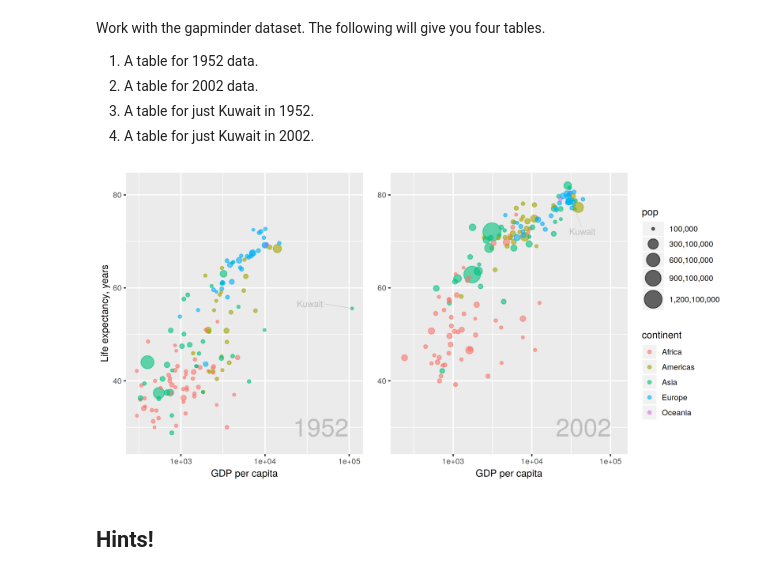
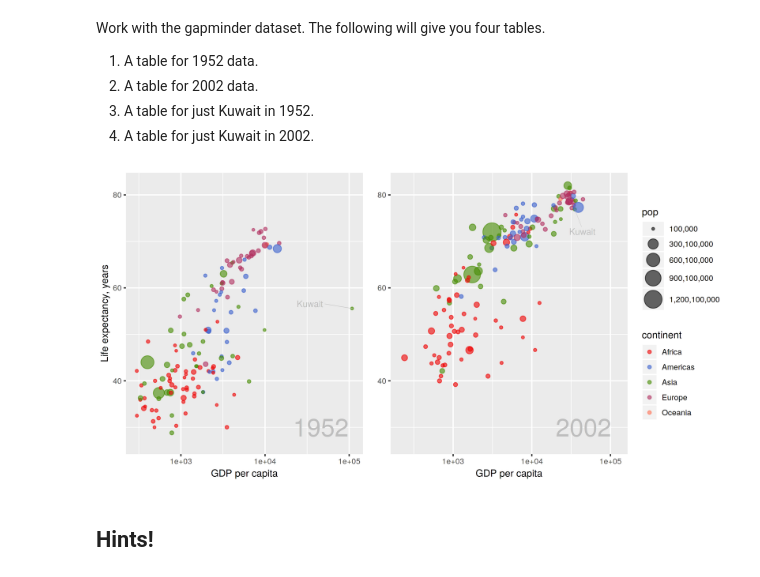
Before and after one commit to changon/BIOS512, a Jupyter notebook: assns/02_BIOS512_assignment.ipynb, the cells around one changed output. Cells and saved outputs as stored; diff of their text form; code cells hidden in the pictures.

```diff
--- a/assns/02_BIOS512_assignment.ipynb
+++ b/assns/02_BIOS512_assignment.ipynb
@@ -22,46 +22,48 @@ df.2002.kuwait = df.2002 %>% filter(country == 'Kuwait')
 # %%
 options(repr.plot.res=300, repr.plot.height=5, repr.plot.width=10)
 
+manualColors<-c('red2', 'royalblue3', 'chartreuse4', 'maroon', 'coral1')
 ##################################################################################################
 # df 1952
 labelSize=3.5
 opacity=.6
 labelColor='grey'
-p = ggplot(df.1952, aes(x = gdpPercap, y = lifeExp, color = continent))
+p = ggplot(df.1952, aes(x = gdpPercap, y = lifeExp, color = continent, size=pop))
 p = p + geom_point(aes(size = pop),alpha=opacity)
 p = p + geom_text_repel(data = df.1952.kuwait, aes(x = gdpPercap, y = lifeExp, label=country),
                         segment.size=.15, segment.color='grey', color=labelColor, size = labelSize,
                         nudge_y=1, nudge_x=-.5)
 
-#p=p+annotate(geom="text", x=1000, y=20, label = "1952", color="red", size=6)
 p=p+labs(y='Life expectancy, years', x='GDP per capita')
 p = p + scale_size(breaks = seq(1e+5, 1.5e+9, 3e+8),
                    limits = c(1e+4, 1.5e+9),
                    range = c(1, 10), labels = scales::comma)
+p = p + scale_color_manual(values=manualColors)
 p = p + ylim(c(27, 82))
 p = p + scale_x_log10()
 p = p + theme(legend.position = "none")
 p=p + annotate("text", x = 100000-54000, y = 30, label = "1952", color=labelColor, size=10)
 
 ##################################################################################################
 # df 2002
-p2 = ggplot(df.2002, aes(x = gdpPercap, y = lifeExp, color = continent))
+p2 = ggplot(df.2002, aes(x = gdpPercap, y = lifeExp, color = continent, size=pop))
 p2 = p2 + geom_point(aes(size = pop),alpha=opacity)
 p2 = p2 + geom_text_repel(data = df.2002.kuwait, aes(x = gdpPercap, y = lifeExp, label=country),
                         segment.size=.1, segment.color='grey', color=labelColor, size = labelSize,
                           nudge_y=-4.8, nudge_x=.098, show.legend=FALSE)
 
 p2=p2+labs( x='GDP per capita', y=element_blank())
 p2 = p2 + scale_size(breaks = seq(1e+5, 1.5e+9, 3e+8),
                    limits = c(1e+4, 1.5e+9),
                    range = c(1, 10), labels = scales::comma)
+p2 = p2 + scale_color_manual(values=manualColors)
 p2 = p2 + ylim(c(27, 82))
 p2 = p2 + scale_x_log10(labels=scientific, breaks=c(1e+3, 1e+4, 1e+5), limits=c(2.2e+2, 1.2e+5))
 p2=p2 + annotate("text", x = 100000-54500, y = 30, label = "2002", color=labelColor, size=10)
 
 p+p2
 # %% [output]
-[figure, old version]
+[figure, new version]
 # %% [markdown]
 ## Hints!
 # %% [markdown]
```
